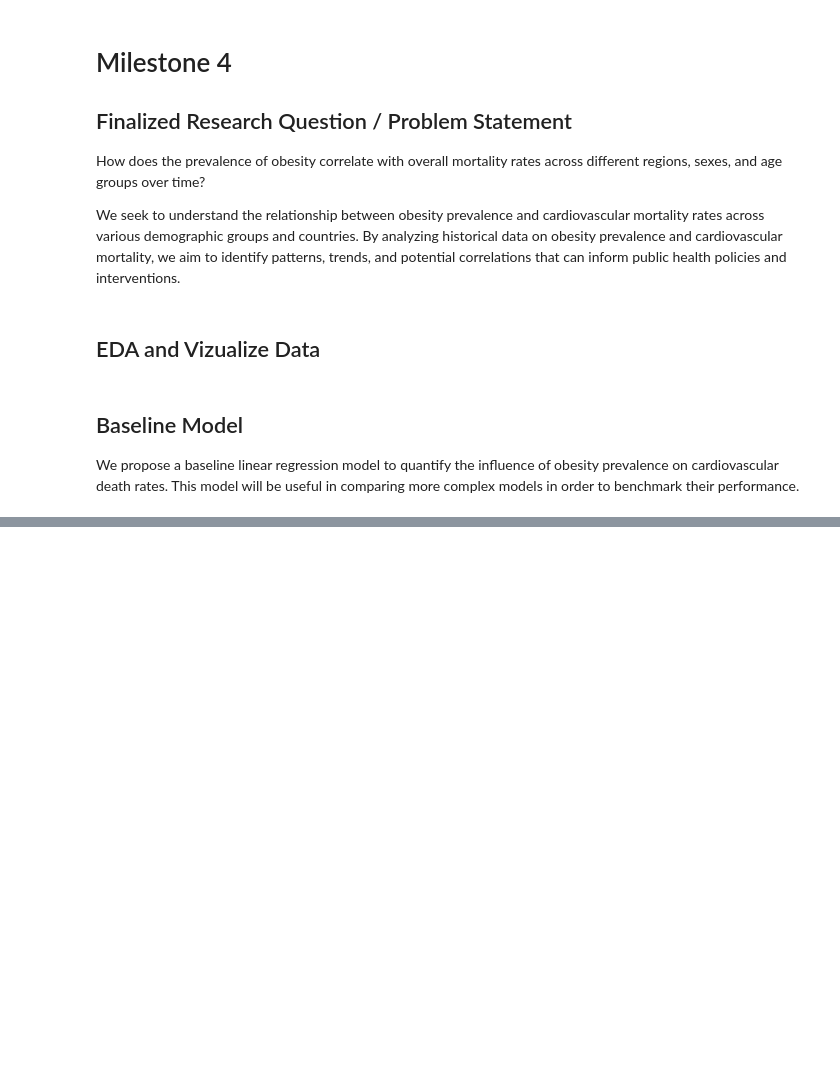
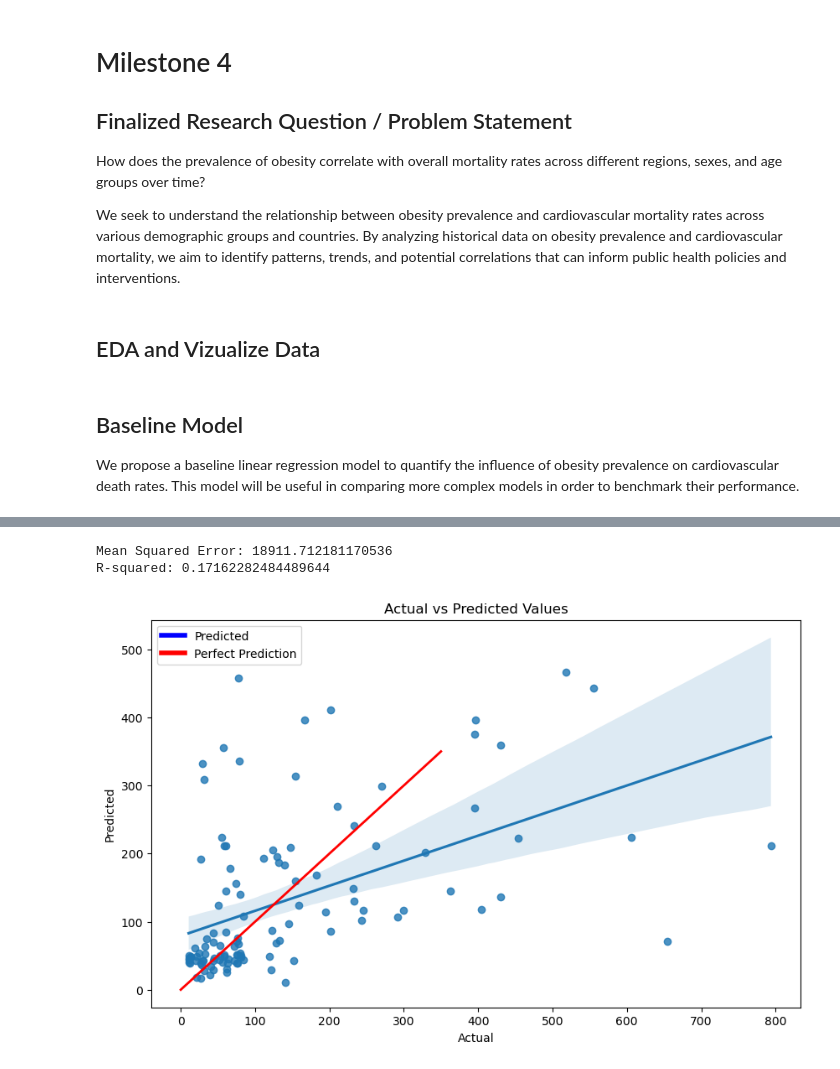
Before and after one commit to Dylanuripark/CS109-CardiovascularHealth, a Jupyter notebook: main.ipynb, the cells around one changed output, grey strips where cells are left out. Cells and saved outputs as stored; diff of their text form; code cells hidden in the pictures; blank space fills up the shorter version.

```diff
--- a/main.ipynb
+++ b/main.ipynb
@@ -521,0 +577,39 @@ print(f"R-squared: {r2}")
+# %%
+# Random Forest
+
+# here, we will load a dataset that contains what we already have in addition to
+# other lifestyle factors such as alcohol consumption, smoking, nutrition
+# in addition to healthcare spending, and maybe even country GDP
+
+from sklearn.ensemble import RandomForestRegressor
+
+model = RandomForestRegressor(n_estimators=100, random_state=42)
+
+model.fit(X_train,y_train)
+
+y_pred = model.predict(X_test)
+
+mse = mean_squared_error(y_test,y_pred)
+r2 = r2_score(y_test,y_pred)
+
+print(f"Mean Squared Error: {mse}")
+print(f"R-squared: {r2}")
+# %% [output]
+Mean Squared Error: 18911.712181170536
+R-squared: 0.17162282484489644
+# %%
+# plot regression
+
+plt.figure(figsize=(10, 6))
+sns.regplot(x=y_test, y=y_pred)
+# plot a line, a perfit predict would all fall on this line
+plt.plot([0, 350], [0, 350], color='red', lw=2)
+plt.xlabel('Actual')
+plt.ylabel('Predicted')
+custom_lines = [Line2D([0], [0], color='blue', lw=4),
+                Line2D([0], [0], color='red', lw=4)]
+plt.legend(custom_lines, ['Predicted', 'Perfect Prediction'])
+plt.title('Actual vs Predicted Values')
+plt.show()
+# %% [output]
+[figure, added]
```
Also changed, not shown: parts of 15 cells of this notebook.
